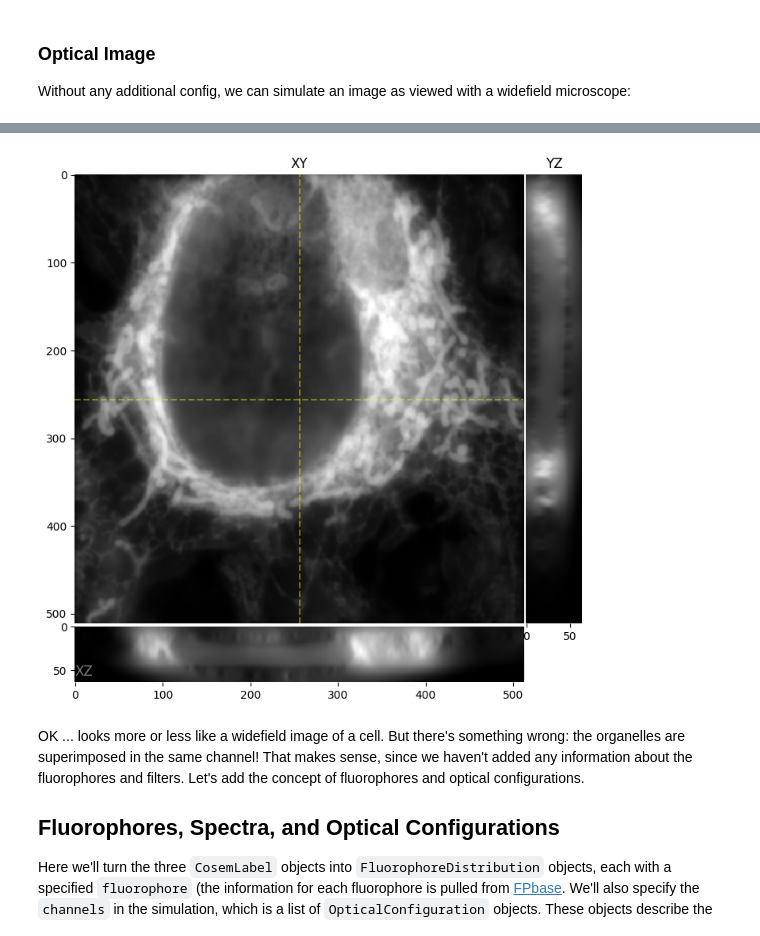
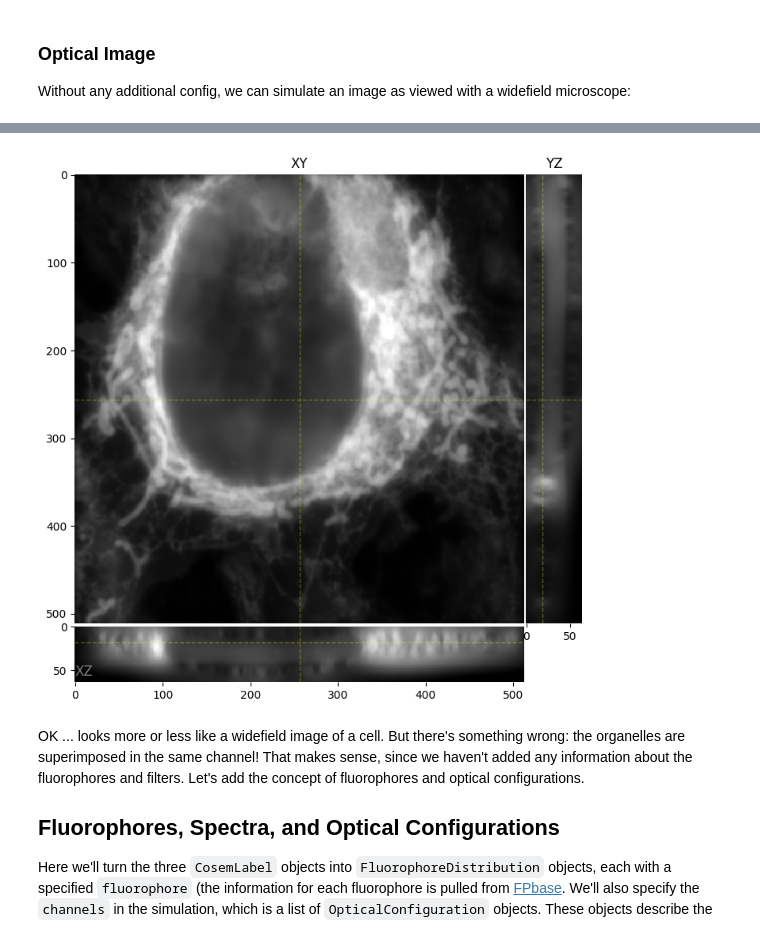
Before and after one commit to tlambert03/microsim, a Jupyter notebook: docs/guide.ipynb, the cells around one changed output, grey strips where cells are left out. Saved outputs shown, nothing was run; the diff lists cells and outputs as text; code cells hidden in the pictures.

```diff
--- a/docs/guide.ipynb
+++ b/docs/guide.ipynb
@@ -76,10 +76,10 @@ ortho_plot(sim.ground_truth(), mip=True)
 Without any additional config, we can simulate an image as viewed
 with a widefield microscope:
 # %%
-ortho_plot(sim.optical_image())
+ortho_plot(sim.optical_image(), z=18)
 # %% [output]
 [interactive output not drawn]
-[figure, old version]
+[figure, new version]
 # %% [markdown]
 OK ... looks more or less like a widefield image of a cell.
 But there's something wrong: the organelles are superimposed in the same channel!  That makes sense, since we haven't added any information about the fluorophores and filters.  Let's add the concept of fluorophores and optical configurations.
```
Also changed, not shown: parts of 9 cells of this notebook, 1 other file.
